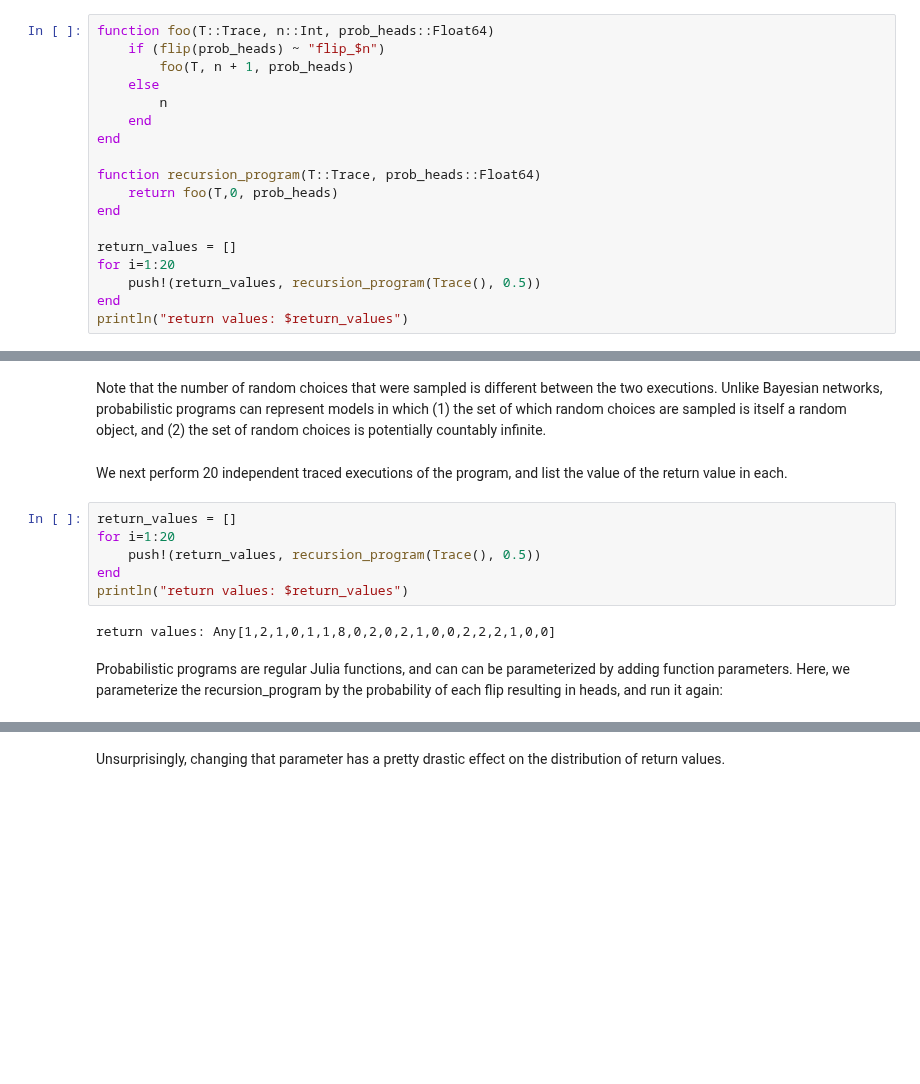
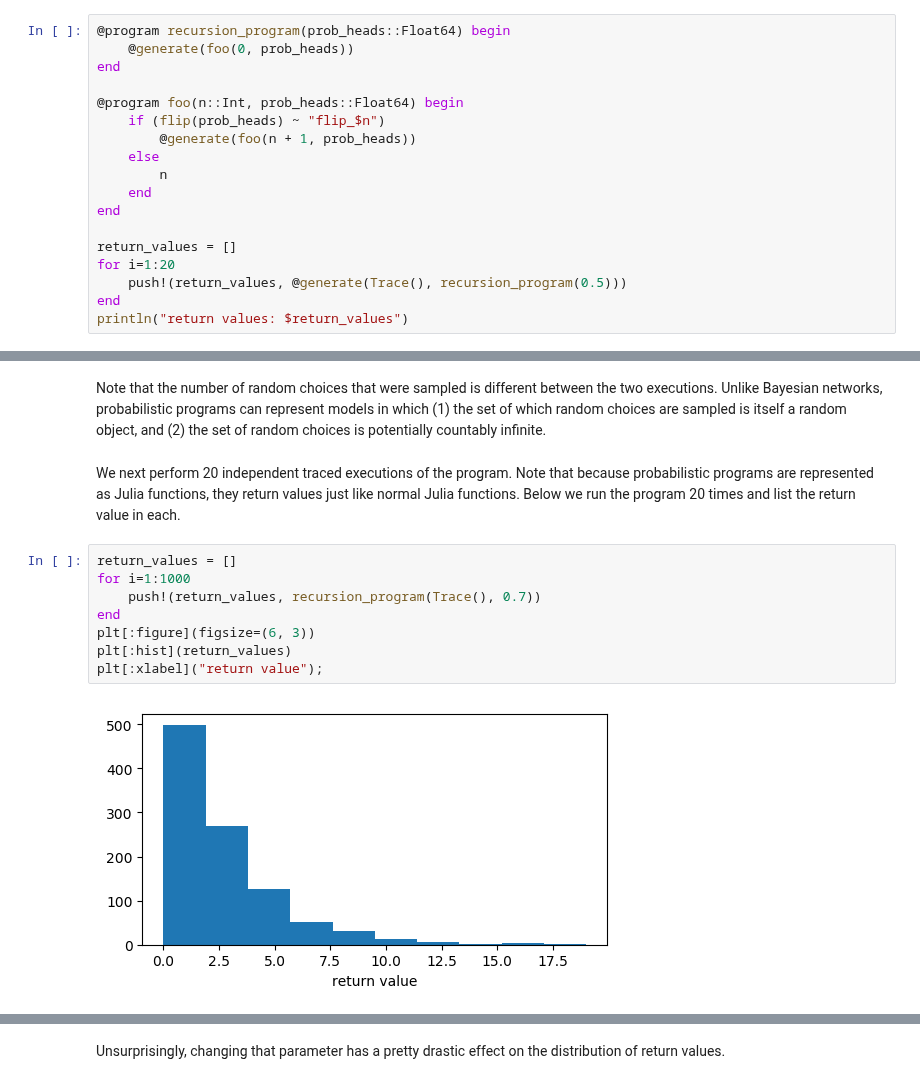
Before and after one commit to probcomp/GenExperimental.jl, a Jupyter notebook: examples/tutorial_solutions.ipynb, the cells around one changed output, grey strips where cells are left out. Cells and saved outputs as stored; diff of their text form; blank space fills up the shorter version.

```diff
--- a/examples/tutorial_solutions.ipynb
+++ b/examples/tutorial_solutions.ipynb
@@ -124,21 +128,21 @@ Here is a program with an unbounded number of random choices:
 
 **Note:** Probabilistic programs are regular Julia functions, and can can be parameterized by adding function parameters. Here, we parameterize the recursion_program by the probability of each flip resulting in heads:
 # %%
-function foo(T::Trace, n::Int, prob_heads::Float64)
+@program recursion_program(prob_heads::Float64) begin
+    @generate(foo(0, prob_heads))
+end
+
+@program foo(n::Int, prob_heads::Float64) begin
     if (flip(prob_heads) ~ "flip_$n")
-        foo(T, n + 1, prob_heads)
+        @generate(foo(n + 1, prob_heads))
     else
         n
     end
 end
 
-function recursion_program(T::Trace, prob_heads::Float64)
-    return foo(T,0, prob_heads)
-end
-
 return_values = []
 for i=1:20
-    push!(return_values, recursion_program(Trace(), 0.5))
+    push!(return_values, @generate(Trace(), recursion_program(0.5)))
 end
 println("return values: $return_values")
 # %% [output]
@@ -194,14 +194,14 @@ return-value=5
 # %% [markdown]
 Note that the number of random choices that were sampled is different between the two executions. Unlike Bayesian networks, probabilistic programs can represent models in which (1) the set of which random choices are sampled is itself a random object, and (2) the set of random choices is potentially countably infinite.
 # %% [markdown]
-We next perform 20 independent traced executions of the program, and list the value of the return value in each.
+We next perform 20 independent traced executions of the program. Note that because probabilistic programs are represented as Julia functions, they return values just like normal Julia functions. Below we run the program 20 times and list the return value in each.
 # %%
 return_values = []
-for i=1:20
-    push!(return_values, recursion_program(Trace(), 0.5))
+for i=1:1000
+    push!(return_values, recursion_program(Trace(), 0.7))
 end
-println("return values: $return_values")
+plt[:figure](figsize=(6, 3))
+plt[:hist](return_values)
+plt[:xlabel]("return value");
 # %% [output]
-return values: Any[1,2,1,0,1,1,8,0,2,0,2,1,0,0,2,2,2,1,0,0]
+[figure, added]
-# %% [markdown]
-Probabilistic programs are regular Julia functions, and can can be parameterized by adding function parameters. Here, we parameterize the recursion_program by the probability of each flip resulting in heads, and run it again:
```
Also changed, not shown: parts of 54 cells of this notebook, 2 other files.
